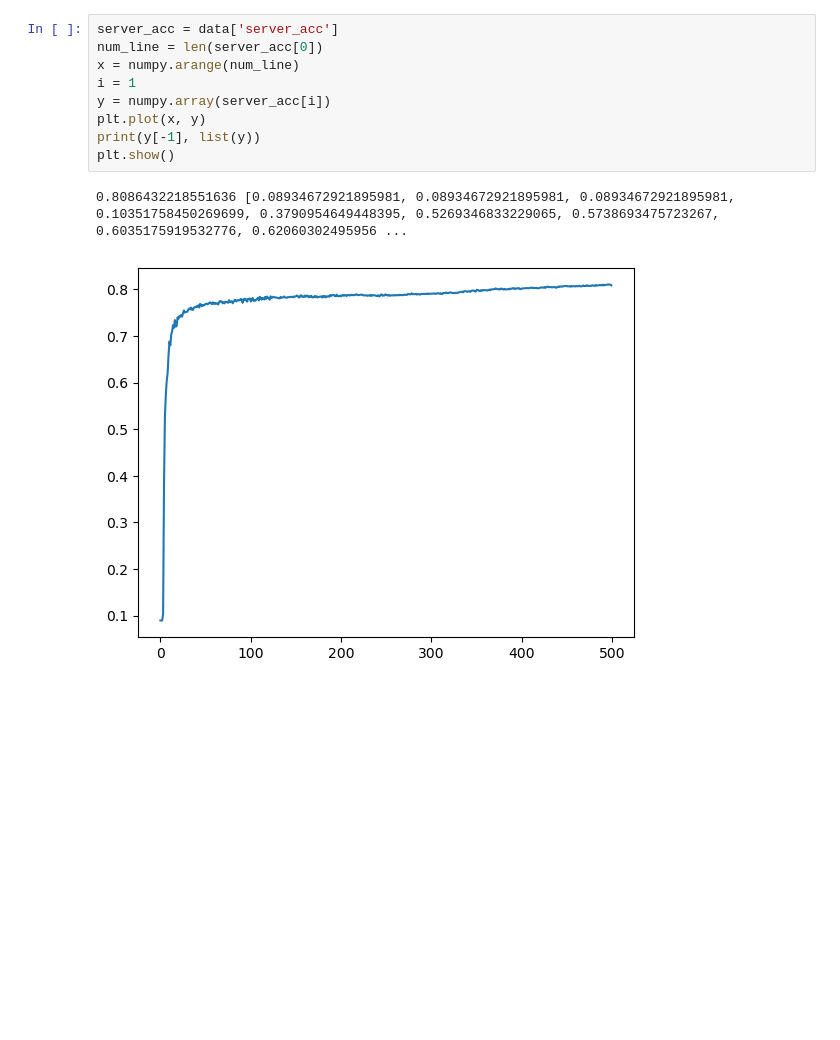
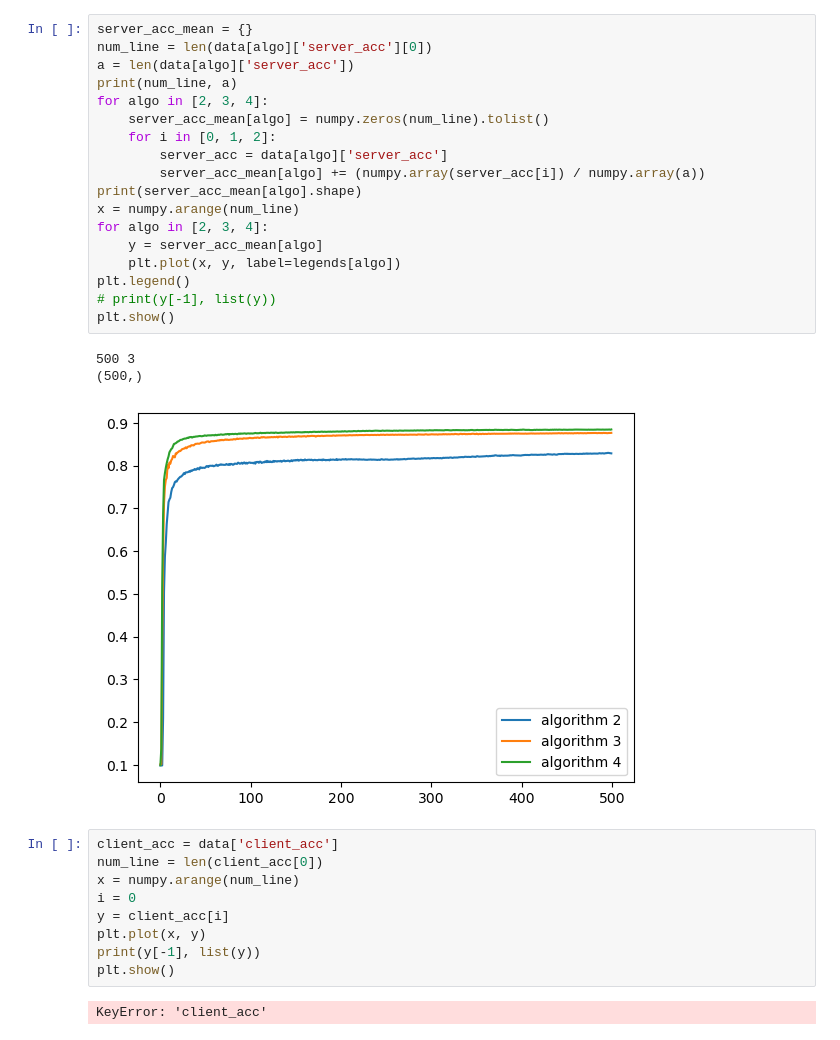
Before and after one commit to Haifeng-Dai/hybrid_fed, a Jupyter notebook: plot.ipynb, the cells around one changed output. Saved outputs shown, nothing was run; the diff lists cells and outputs as text; blank space fills up the shorter version.

```diff
--- a/plot.ipynb
+++ b/plot.ipynb
@@ -23,12 +40,33 @@ dict_keys(['args', 'server_acc', 'client_acc', 'train_acc', 'client_loss'])
+# %%
+server_acc_mean = {}
+num_line = len(data[algo]['server_acc'][0])
+a = len(data[algo]['server_acc'])
+print(num_line, a)
+for algo in [2, 3, 4]:
+    server_acc_mean[algo] = numpy.zeros(num_line).tolist()
+    for i in [0, 1, 2]:
+        server_acc = data[algo]['server_acc']
+        server_acc_mean[algo] += (numpy.array(server_acc[i]) / numpy.array(a))
+print(server_acc_mean[algo].shape)
+x = numpy.arange(num_line)
+for algo in [2, 3, 4]:
+    y = server_acc_mean[algo]
+    plt.plot(x, y, label=legends[algo])
+plt.legend()
+# print(y[-1], list(y))
+plt.show()
+# %% [output]
+500 3
+(500,)
+[figure, added]
 # %%
-server_acc = data['server_acc']
-num_line = len(server_acc[0])
+client_acc = data['client_acc']
+num_line = len(client_acc[0])
 x = numpy.arange(num_line)
-i = 1
-y = numpy.array(server_acc[i])
+i = 0
+y = client_acc[i]
 plt.plot(x, y)
 print(y[-1], list(y))
 plt.show()
 # %% [output]
-0.8086432218551636 [0.08934672921895981, 0.08934672921895981, 0.08934672921895981, 0.10351758450269699, 0.3790954649448395, 0.5269346833229065, 0.5738693475723267, 0.6035175919532776, 0.62060302495956 ...
+KeyError: 'client_acc'
-[figure, removed]
```
Also changed, not shown: parts of 6 cells of this notebook, 8 other files.
